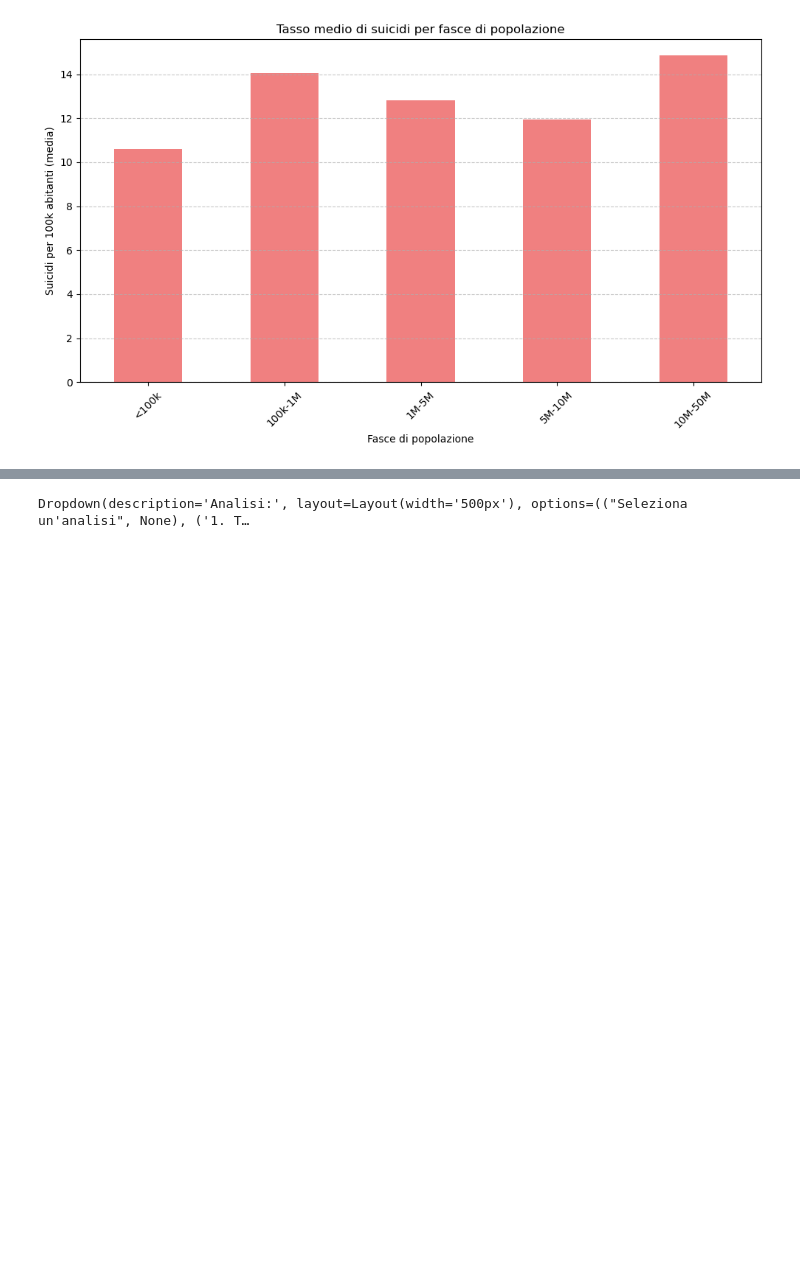
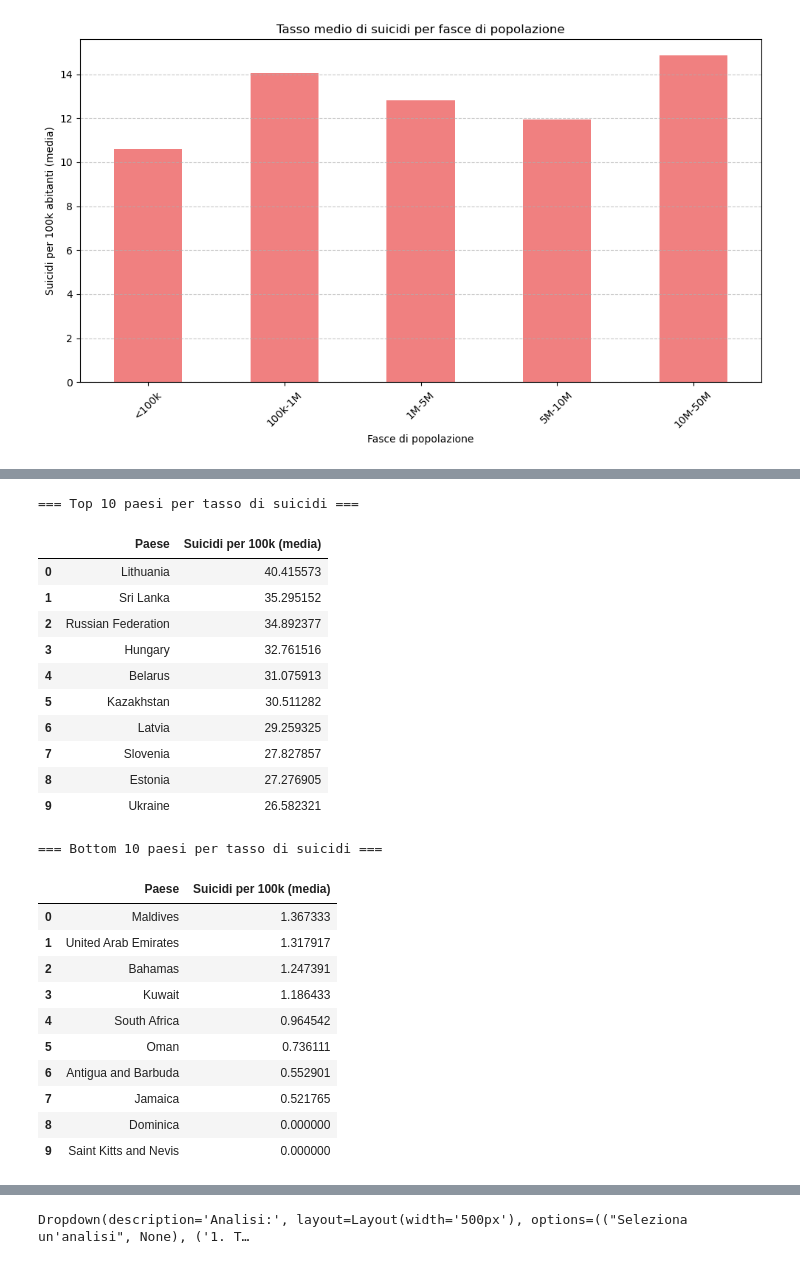
Before and after one commit to ashuraWho/DataSet_SuicideRates, a Jupyter notebook: suicides_mario.ipynb, the cells around one changed output, grey strips where cells are left out. Cells and saved outputs as stored; diff of their text form; code cells hidden in the pictures; blank space fills up the shorter version.

```diff
--- a/suicides_mario.ipynb
+++ b/suicides_mario.ipynb
@@ -655,0 +697,43 @@ plt.show()
+# %%
+# Calcolo della media suicidi per paese
+suicidi_per_paese = df.groupby('country')['suicides_100k_pop'].mean().sort_values(ascending=False)
+
+# Top 10
+top10_paesi = suicidi_per_paese.head(10).reset_index()
+top10_paesi.columns = ['Paese', 'Suicidi per 100k (media)']
+
+# Bottom 10
+bottom10_paesi = suicidi_per_paese.tail(10).reset_index()
+bottom10_paesi.columns = ['Paese', 'Suicidi per 100k (media)']
+
+# Visualizzazione
+print("=== Top 10 paesi per tasso di suicidi ===")
+display(top10_paesi)
+
+print("\n=== Bottom 10 paesi per tasso di suicidi ===")
+display(bottom10_paesi)
+# %% [output]
+=== Top 10 paesi per tasso di suicidi ===
+|  | Paese | Suicidi per 100k (media) |
+| 0 | Lithuania | 40.415573 |
+| 1 | Sri Lanka | 35.295152 |
+| 2 | Russian Federation | 34.892377 |
+| 3 | Hungary | 32.761516 |
+| 4 | Belarus | 31.075913 |
+| 5 | Kazakhstan | 30.511282 |
+| 6 | Latvia | 29.259325 |
+| 7 | Slovenia | 27.827857 |
+| 8 | Estonia | 27.276905 |
+| 9 | Ukraine | 26.582321 |
+=== Bottom 10 paesi per tasso di suicidi ===
+|  | Paese | Suicidi per 100k (media) |
+| 0 | Maldives | 1.367333 |
+| 1 | United Arab Emirates | 1.317917 |
+| 2 | Bahamas | 1.247391 |
+| 3 | Kuwait | 1.186433 |
+| 4 | South Africa | 0.964542 |
+| 5 | Oman | 0.736111 |
+| 6 | Antigua and Barbuda | 0.552901 |
+| 7 | Jamaica | 0.521765 |
+| 8 | Dominica | 0.000000 |
+| 9 | Saint Kitts and Nevis | 0.000000 |
```
Also changed, not shown: parts of 10 cells of this notebook.
